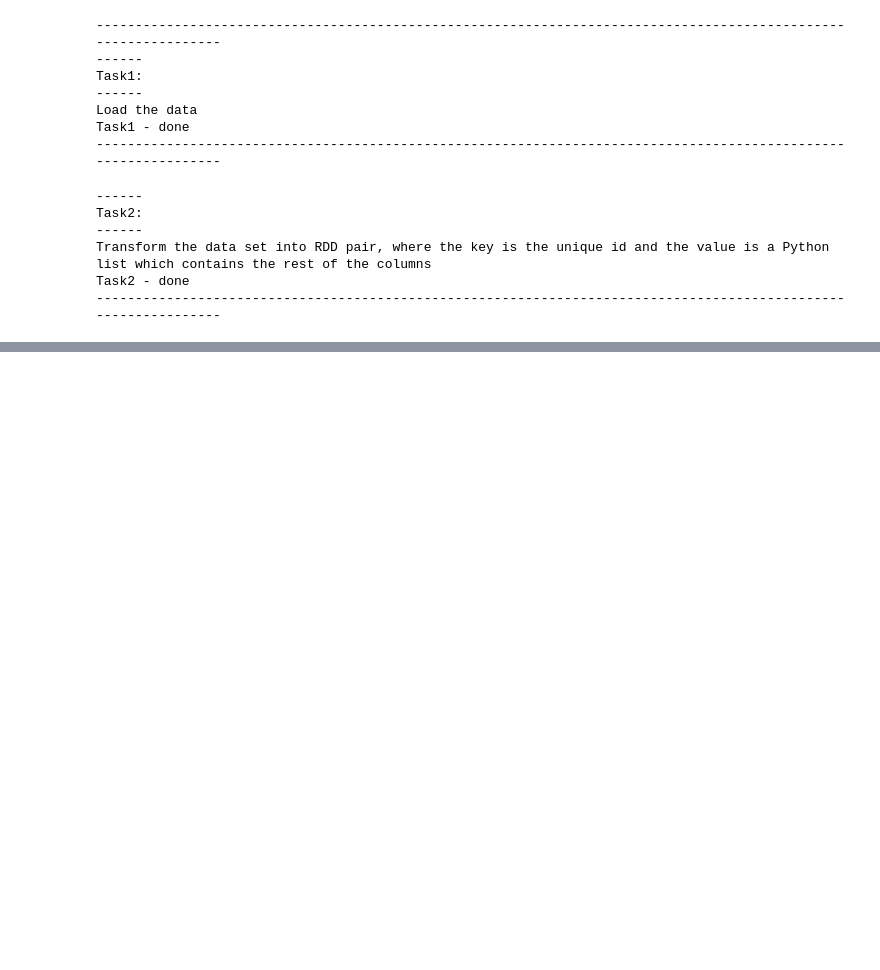
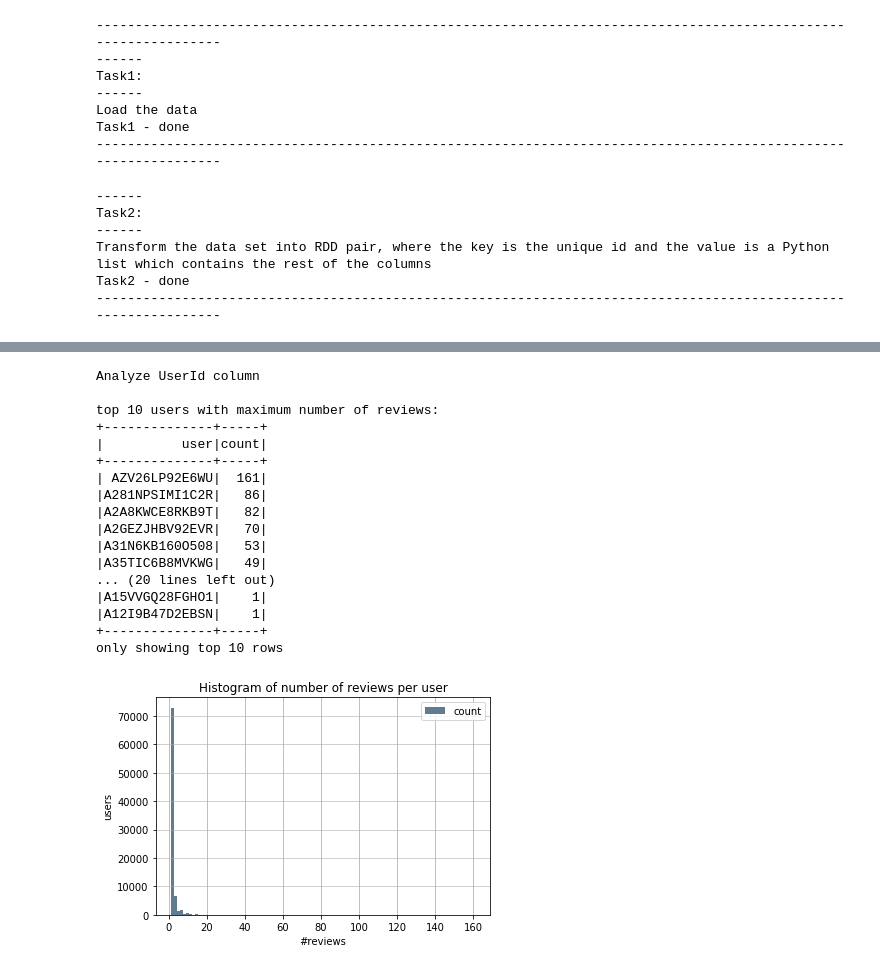
Before and after one commit to zorik9/big-data-analysis-course, a Jupyter notebook: exercises/exe1/exe1.ipynb, the cells around one changed output, grey strips where cells are left out. Drawn from its saved outputs; the diff is of its cells as text; code cells hidden in the pictures; blank space fills up the shorter version.

```diff
--- a/exercises/exe1/exe1.ipynb
+++ b/exercises/exe1/exe1.ipynb
@@ -103,0 +175,21 @@ Task3.b
+# %%
+analyzeContinuousValueColumn(reviews_df, 'UserId', 'user', 'review')
+# %% [output]
+Analyze UserId column
+
+top 10 users with maximum number of reviews:
++--------------+-----+
+|          user|count|
++--------------+-----+
+| AZV26LP92E6WU|  161|
+|A281NPSIMI1C2R|   86|
+|A2A8KWCE8RKB9T|   82|
+|A2GEZJHBV92EVR|   70|
+|A31N6KB160O508|   53|
+|A35TIC6B8MVKWG|   49|
+... (20 lines left out)
+|A15VVGQ28FGHO1|    1|
+|A12I9B47D2EBSN|    1|
++--------------+-----+
+only showing top 10 rows
+[figure, added]
```
Also changed, not shown: parts of 9 cells of this notebook.
